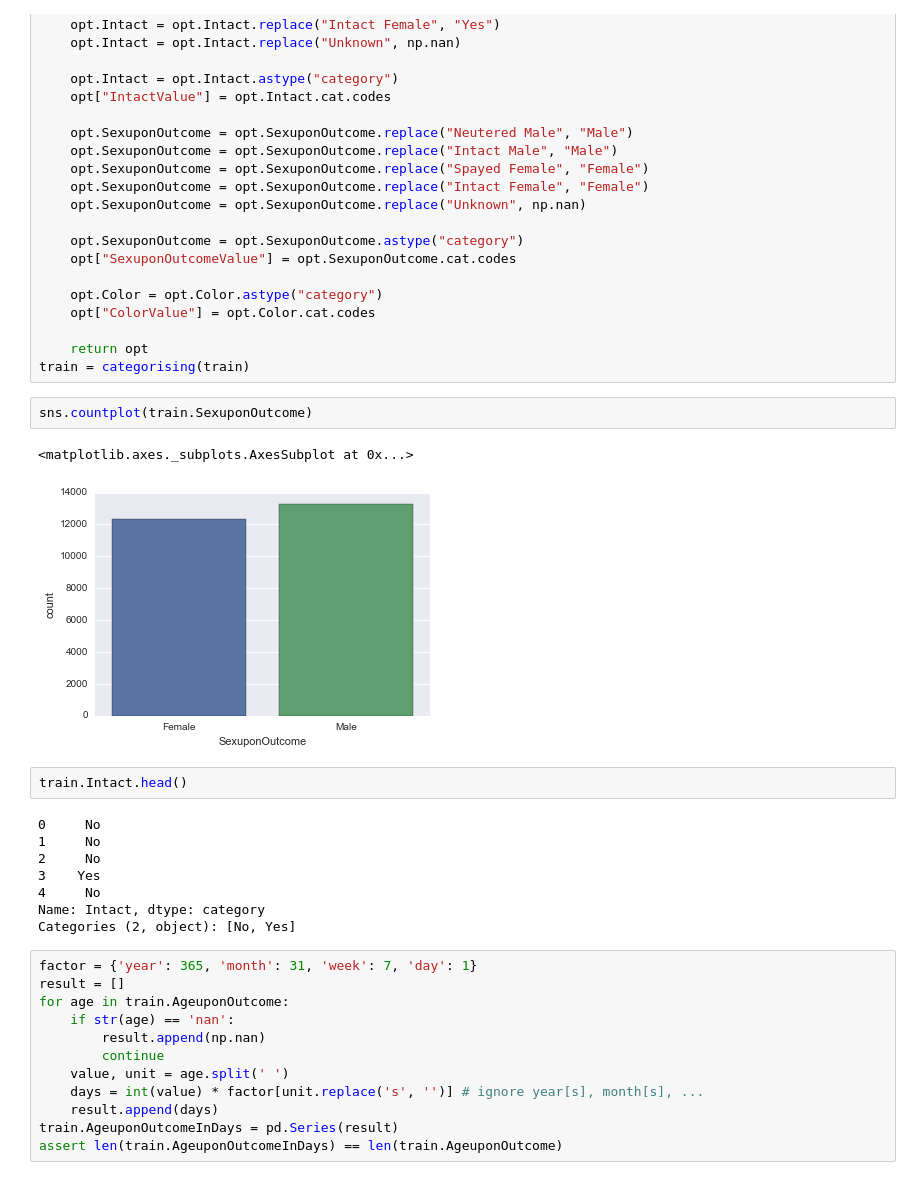
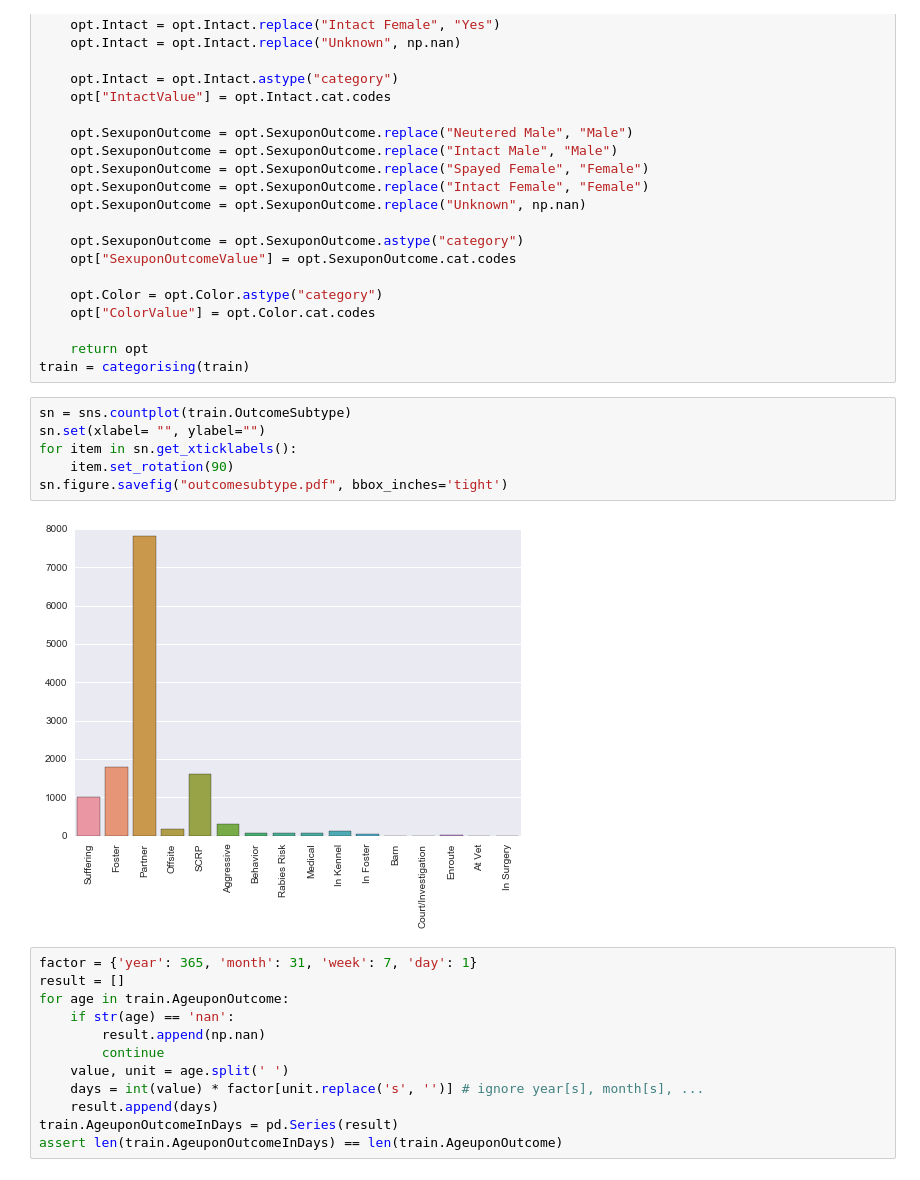
Before and after one commit to byted/ShelterAnimalOutcomeKaggle, a Jupyter notebook: simon/ML Animals.ipynb, the cells around one changed output. Cells and saved outputs as stored; diff of their text form.

```diff
--- a/simon/ML Animals.ipynb
+++ b/simon/ML Animals.ipynb
@@ -69,21 +68,14 @@ def categorising(dataset):
 
     return opt
 train = categorising(train)
-# %%
-sns.countplot(train.SexuponOutcome)
-# %% [output]
-<matplotlib.axes._subplots.AxesSubplot at 0x...>
-[figure, removed]
-# %%
-train.Intact.head()
-# %% [output]
-0     No
-1     No
-2     No
-3    Yes
-4     No
-Name: Intact, dtype: category
-Categories (2, object): [No, Yes]
+# %%
+sn = sns.countplot(train.OutcomeSubtype)
+sn.set(xlabel= "", ylabel="")
+for item in sn.get_xticklabels():
+    item.set_rotation(90)
+sn.figure.savefig("outcomesubtype.pdf", bbox_inches='tight')
+# %% [output]
+[figure, added]
 # %%
 factor = {'year': 365, 'month': 31, 'week': 7, 'day': 1}
 result = []
```
Also changed, not shown: parts of 8 cells of this notebook.
